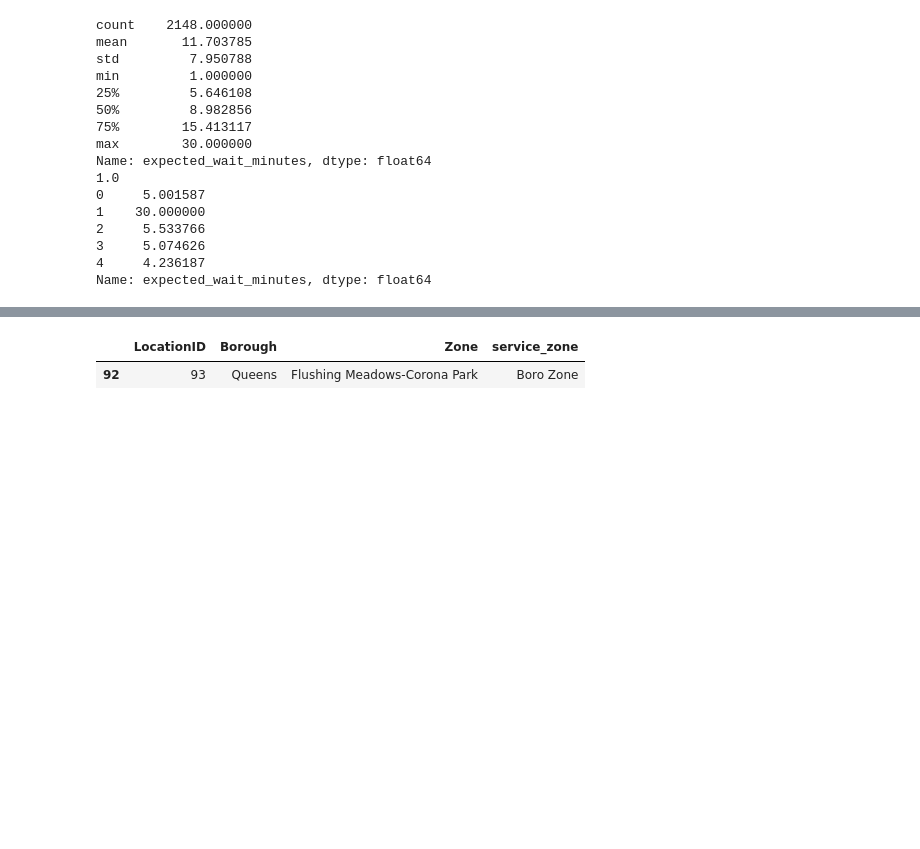
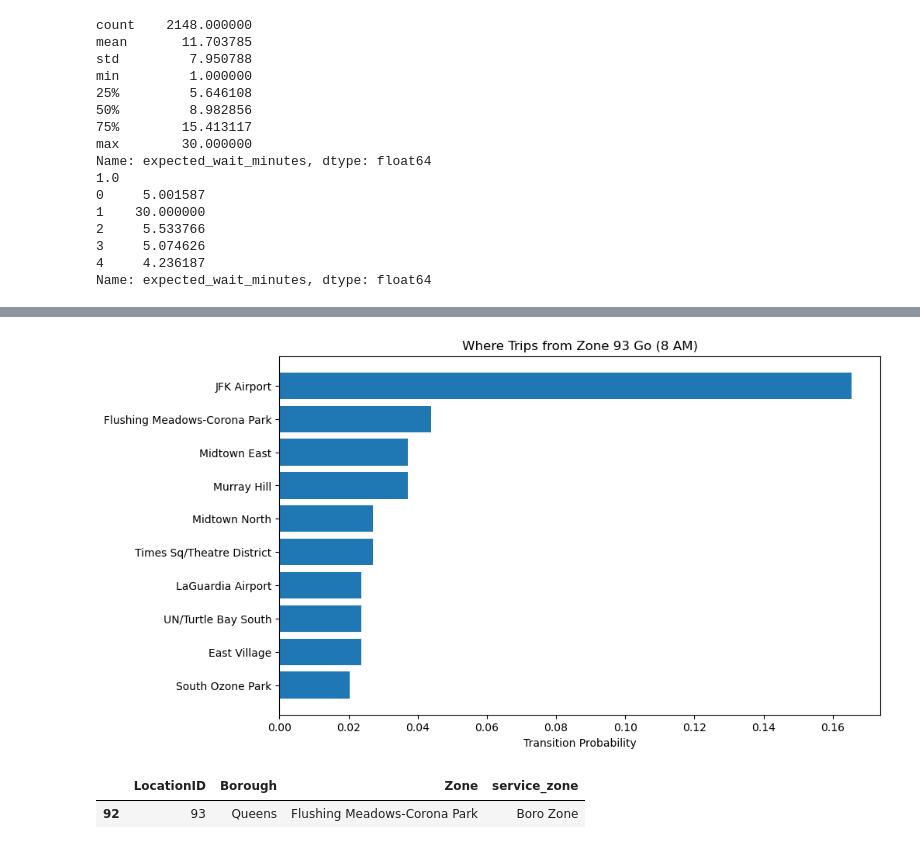
Before and after one commit to sara-neff/taxi-project, a Jupyter notebook: notebooks/03_shift_simulation_with_wait_time.ipynb, the cells around one changed output, grey strips where cells are left out. Drawn from its saved outputs; the diff is of its cells as text; code cells hidden in the pictures; blank space fills up the shorter version.

Commit message:
added visualizations for zone 93

```diff
--- a/notebooks/03_shift_simulation_with_wait_time.ipynb
+++ b/notebooks/03_shift_simulation_with_wait_time.ipynb
@@ -636,3 +665,40 @@ Name: expected_wait_minutes, dtype: float64
+# %%
+zone93_8am = zone_hour_transitions[
+    (zone_hour_transitions["PULocationID"] == 93) &
+    (zone_hour_transitions["pickup_hour"] == 8)
+]
+
+zone93_8am = zone93_8am.merge(
+    zones,
+    left_on="DOLocationID",
+    right_on="LocationID",
+    how="left"
+)
+
+zone93_8am_summary = (
+    zone93_8am
+    .groupby("Zone")["transition_prob"]
+    .sum()
+    .sort_values(ascending=False)
+)
+
+top_dest = zone93_8am_summary.head(10)
+
+plt.figure(figsize=(10,6))
+
+plt.barh(
+    top_dest.index,
+    top_dest.values
+)
+
+plt.gca().invert_yaxis()
+
+plt.xlabel("Transition Probability")
+plt.title("Where Trips from Zone 93 Go (8 AM)")
+
+plt.show()
+# %% [output]
+[figure, added]
 # %%
 # I used the map to figure out which zone number is the yellow one (zone 93)
 # now I want the name of that zone so I can label it on the map
```
Also changed, not shown: parts of 2 cells of this notebook.
